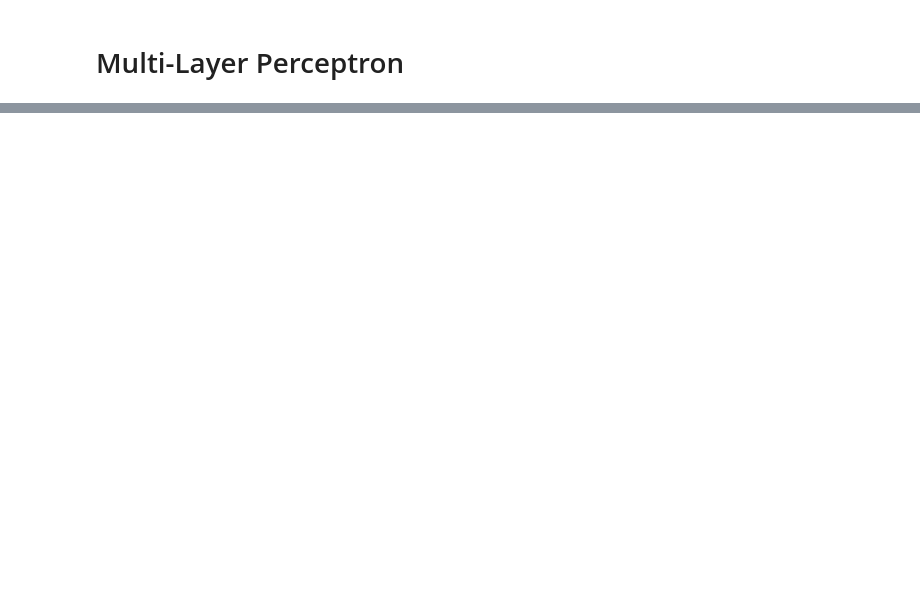
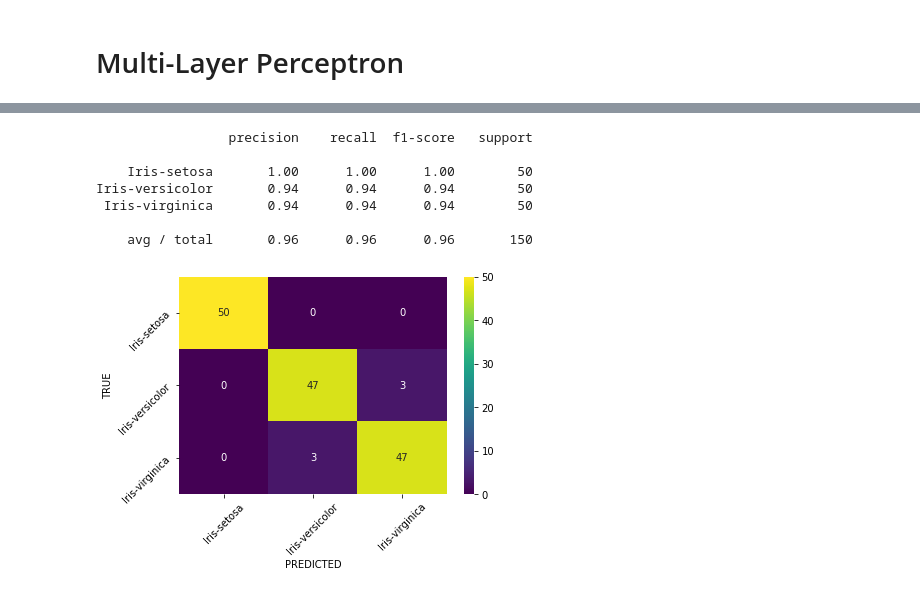
Before and after one commit to j4nw/nn-notebooks, a Jupyter notebook: multi_layer_perceptron_sklearn.ipynb, the cells around one changed output, grey strips where cells are left out. Cells and saved outputs as stored; diff of their text form; code cells hidden in the pictures; blank space fills up the shorter version.

```diff
--- a/multi_layer_perceptron_sklearn.ipynb
+++ b/multi_layer_perceptron_sklearn.ipynb
@@ -10,7 +11,7 @@ from sklearn.neural_network import MLPClassifier
 # %%
 def show_confusion_matrix_heatmap(cm, labels):
     cm_df = pd.DataFrame(cm, index=labels, columns=labels)
-    fig = sn.heatmap(cm_df, annot=True, cmap='viridis')
+    fig = sns.heatmap(cm_df, annot=True, fmt='d', cmap='viridis')
     plt.xlabel('PREDICTED')
     plt.xticks(rotation=45)
     plt.ylabel('TRUE')
@@ -20,5 +21,5 @@ def show_confusion_matrix_heatmap(cm, labels):
 def show_report(y, y_pred, labels):
     cr = classification_report(y, y_pred, target_names=labels)
     print(cr)
-    cm = confusion_matrix(y, y_pred)
+    cm = confusion_matrix(y, y_pred, labels)
     show_confusion_matrix_heatmap(cm, labels)
@@ -28,0 +36,17 @@ The default parameters for MLP used by sklearn can be seen [here](http://scikit-
+# %%
+clf = MLPClassifier(solver='lbfgs')
+df = pd.read_csv('data/iris.data', header=None)
+X = df.values[:,:-1]
+y = df.values[:,-1]
+labels = list(sorted(set(y)))
+y_pred = cross_val_predict(clf, X, y, cv=10)
+show_report(y, y_pred, labels)
+# %% [output]
+                 precision    recall  f1-score   support
+
+    Iris-setosa       1.00      1.00      1.00        50
+Iris-versicolor       0.94      0.94      0.94        50
+ Iris-virginica       0.94      0.94      0.94        50
+
+    avg / total       0.96      0.96      0.96       150
+[figure, added]
```
Also changed, not shown: parts of 15 cells of this notebook, 4 other files.
